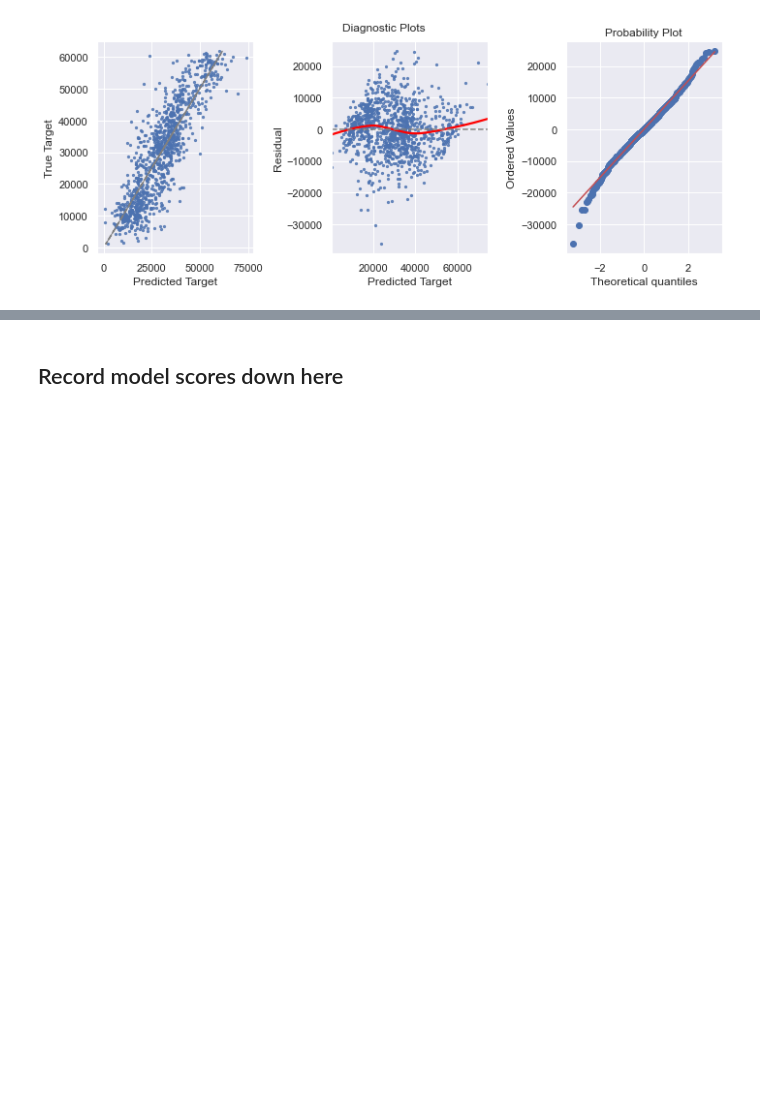
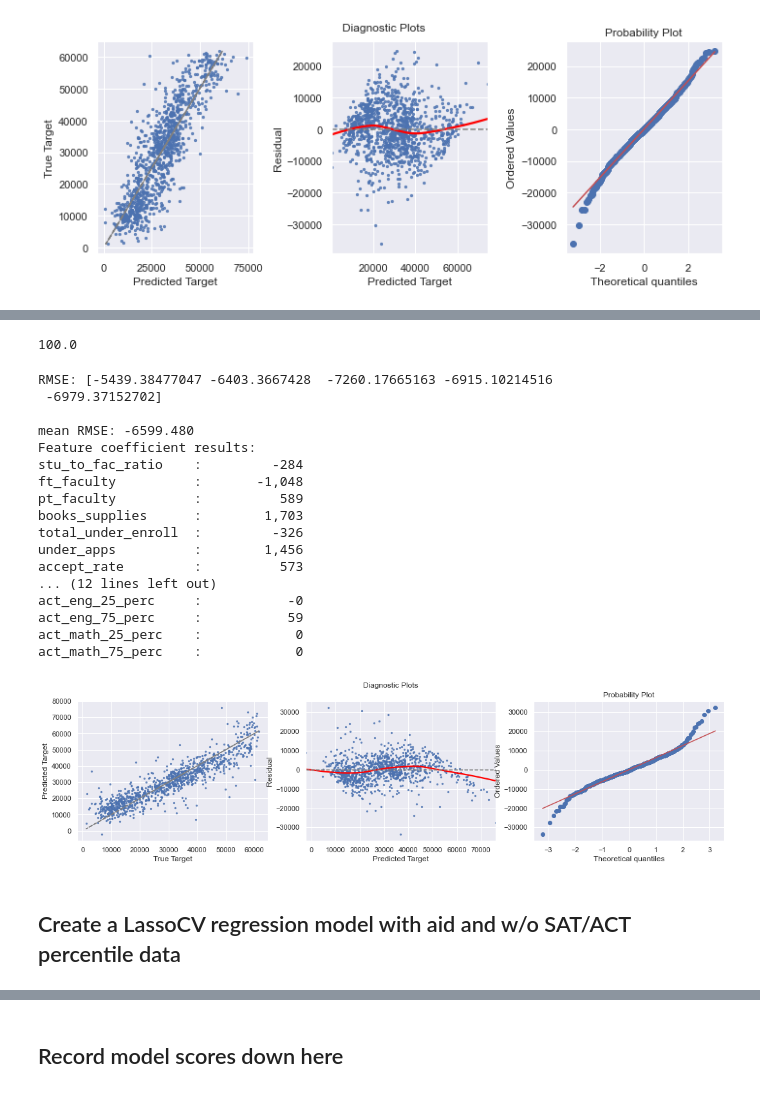
Before and after one commit to chloebs4590/Metis-NBM_Regression, a Jupyter notebook: eda_lr_project_code.ipynb, the cells around one changed output, grey strips where cells are left out. Cells and saved outputs as stored; diff of their text form; code cells hidden in the pictures; blank space fills up the shorter version.

```diff
--- a/eda_lr_project_code.ipynb
+++ b/eda_lr_project_code.ipynb
@@ -1601,0 +1540,24 @@ avg_grant_schol_aid :            1
+# %%
+#standardize the numeric, non-binary variables in X_train_val
+
+X_train_val_aid_stand = X_train_val_aid.copy()
+
+#list for cols to scale
+cols_to_scale = ['stu_to_fac_ratio','ft_faculty','pt_faculty','books_supplies', 'avg_grant_schol_aid',
+                 'total_under_enroll','under_apps','accept_rate','grad_rate', 'sat_read_write_25_perc',
+                 'sat_read_write_75_perc','sat_math_25_perc','sat_math_75_perc','act_comp_25_perc',
+                 'act_comp_75_perc', 'act_eng_25_perc', 'act_eng_75_perc', 'act_math_25_perc','act_math_75_perc']
+
+#create scaler, fit and scale selected data
+scaler = StandardScaler()
+X_train_val_aid_stand[cols_to_scale] = scaler.fit_transform(X_train_val_aid_stand[cols_to_scale])
+
+#standardize the feature columns for X_test, too
+
+X_test_aid_stand = X_test_aid.copy()
+X_test_aid_stand[cols_to_scale] = scaler.transform(X_test_aid_stand[cols_to_scale])
+# %%
+# run the lasso cross validation and find the best alpha
+
+lm_reg_aid = LassoCV(alphas = alphavec, cv=5)
+lm_reg_aid.fit(X_train_val_aid_stand, y_train_val_aid)
@@ -1601,0 +1578,27 @@ avg_grant_schol_aid :            1
+# %%
+lm_reg_aid.alpha_
+# %% [output]
+100.0
+# %%
+plot_validate(lm_reg_aid, X_train_val_aid_stand, y_train_val_aid)
+# %% [output]
+RMSE: [-5439.38477047 -6403.3667428  -7260.17665163 -6915.10214516
+ -6979.37152702]
+
+mean RMSE: -6599.480
+Feature coefficient results:
+stu_to_fac_ratio    :         -284
+ft_faculty          :       -1,048
+pt_faculty          :          589
+books_supplies      :        1,703
+total_under_enroll  :         -326
+under_apps          :        1,456
+accept_rate         :          573
+... (12 lines left out)
+act_eng_25_perc     :           -0
+act_eng_75_perc     :           59
+act_math_25_perc    :            0
+act_math_75_perc    :            0
+[figure, added]
+# %% [markdown]
+## Create a LassoCV regression model with aid and w/o SAT/ACT percentile data
```
Also changed, not shown: parts of 56 cells of this notebook.
